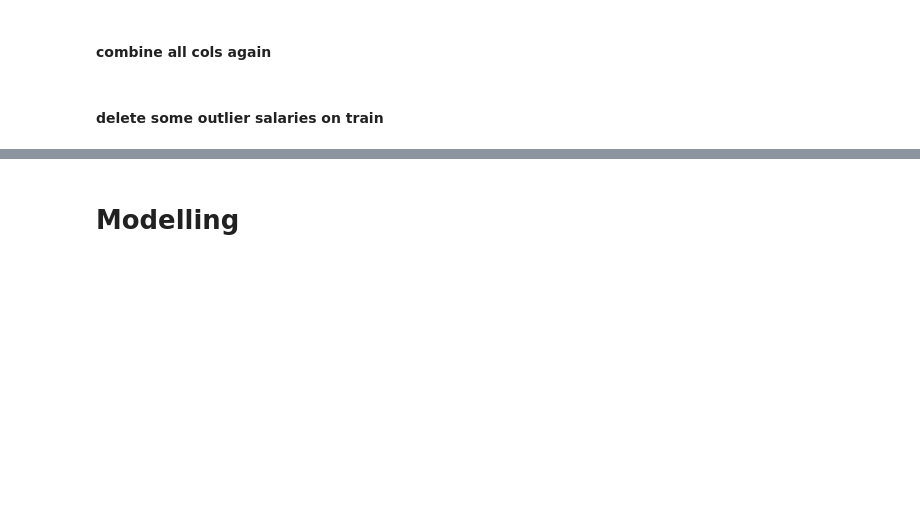
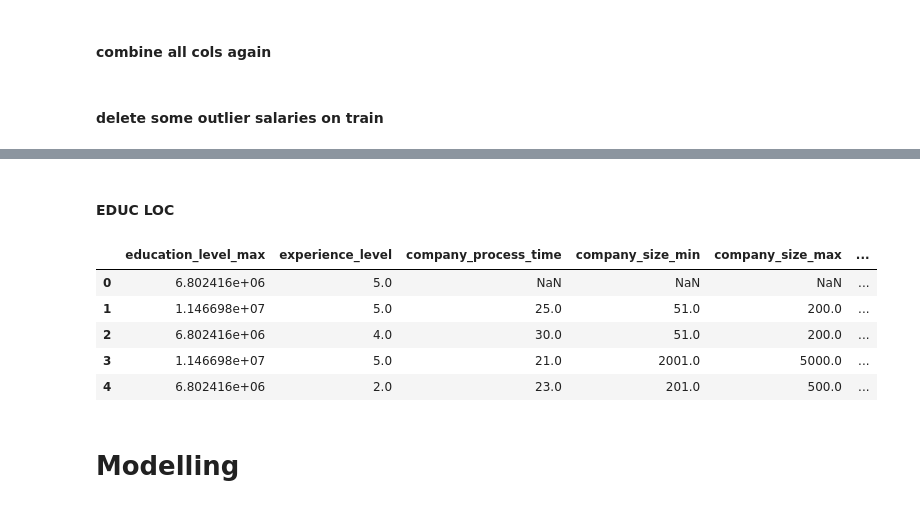
Before and after one commit to imavv/FINDIT_2022, a Jupyter notebook: findit ama.ipynb, the cells around one changed output, grey strips where cells are left out. Drawn from its saved outputs; the diff is of its cells as text; code cells hidden in the pictures; blank space fills up the shorter version.

```diff
--- a/findit ama.ipynb
+++ b/findit ama.ipynb
@@ -401,0 +386,2 @@ train_pp
+# %% [markdown]
+#### EDUC LOC
@@ -402,3 +395,12 @@ train_pp
+# %%
+train_pp.head()
+# %% [output]
+|  | education_level_max | experience_level | company_process_time | company_size_min | company_size_max | ... |
+| 0 | 6.802416e+06 | 5.0 | NaN | NaN | NaN | ... |
+| 1 | 1.146698e+07 | 5.0 | 25.0 | 51.0 | 200.0 | ... |
+| 2 | 6.802416e+06 | 4.0 | 30.0 | 51.0 | 200.0 | ... |
+| 3 | 1.146698e+07 | 5.0 | 21.0 | 2001.0 | 5000.0 | ... |
+| 4 | 6.802416e+06 | 2.0 | 23.0 | 201.0 | 500.0 | ... |
 # %% [markdown]
 # Modelling
 # %% [markdown]
```
Also changed, not shown: parts of 27 cells of this notebook, 6 other files.
